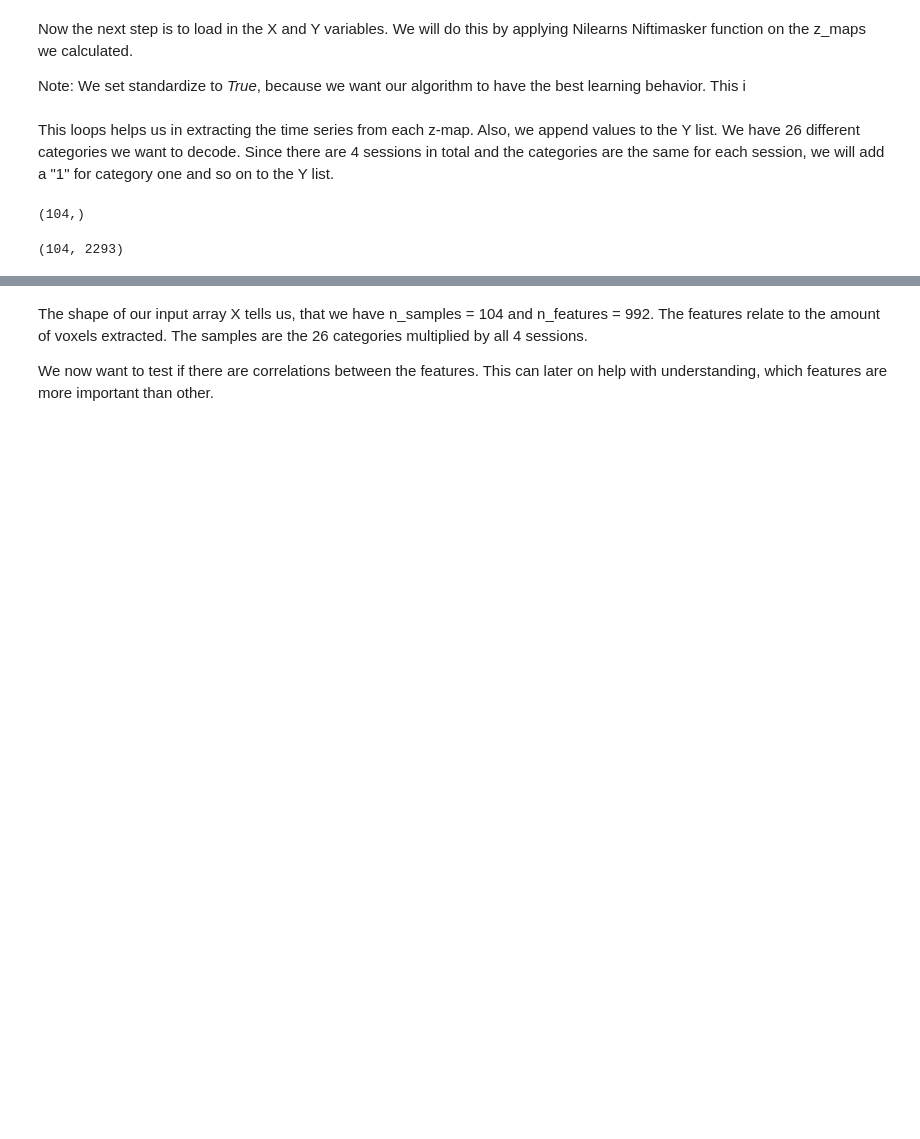
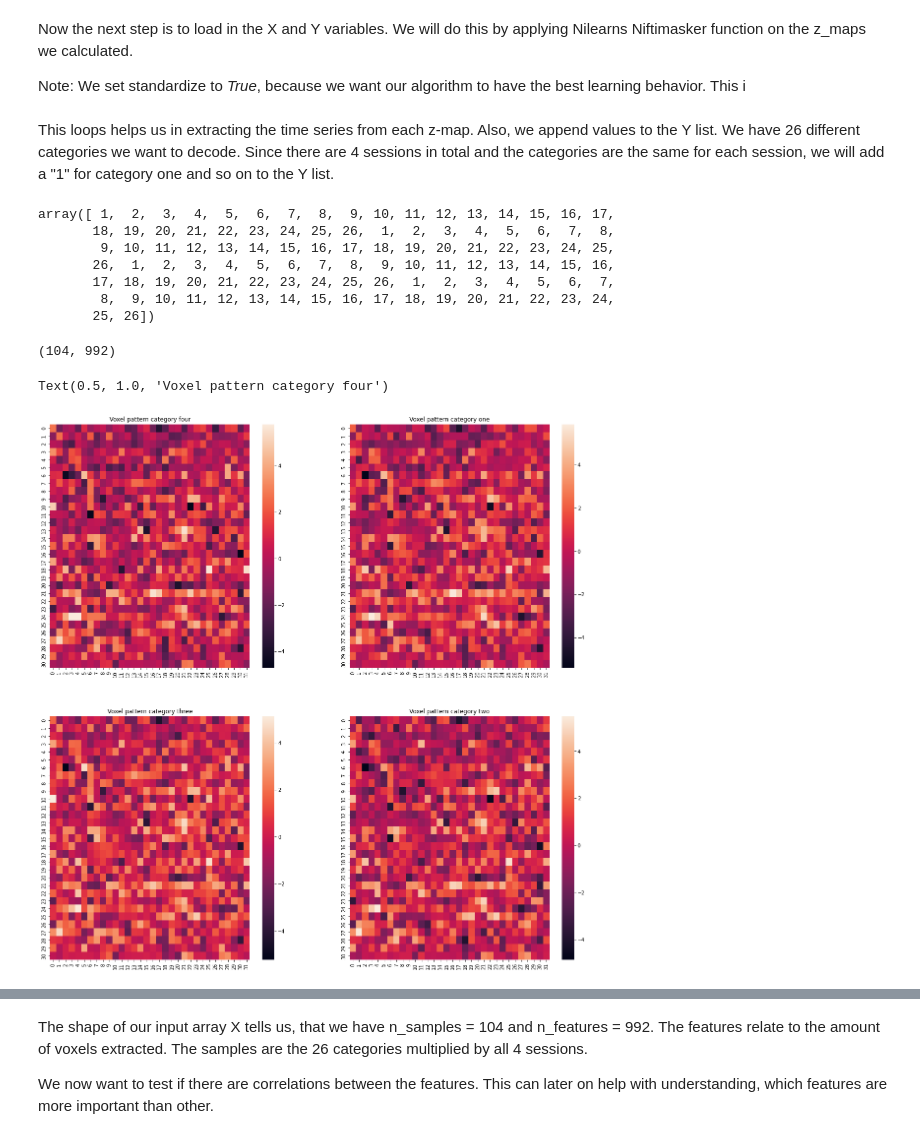
Before and after one commit to JNPauli/Banter, a Jupyter notebook: data/Support_Vector_Machine.ipynb, the cells around one changed output, grey strips where cells are left out. Saved outputs shown, nothing was run; the diff lists cells and outputs as text; code cells hidden in the pictures; blank space fills up the shorter version.

Commit message:
heatmaps

```diff
--- a/data/Support_Vector_Machine.ipynb
+++ b/data/Support_Vector_Machine.ipynb
@@ -43,7 +43,7 @@ len(os.listdir())
 We can see that there are 22 masks in total, 11 for each hemisphere.
 # %%
 mask_img_path = '/home/jpauli/ds001506/sourcedata/sub-01/anat'
-mask_img_L = os.path.join(mask_img_path,'sub-01_mask_LH_HVC.nii.gz')
+mask_img_L = os.path.join(mask_img_path,'sub-01_mask_LH_V1v.nii.gz')
 mask_img_R = os.path.join(mask_img_path,'sub-01_mask_RH_V1v.nii.gz')
 # %%
 func_filename_path = '/mnt/c/Users/janos/git/sessions_new/z_maps_3'
@@ -63,16 +63,15 @@ Now the next step is to load in the X and Y variables. We will do this by applyi
 Note: We set standardize to *True*, because we want our algorithm to have the best learning behavior. This i
 # %%
 from nilearn.maskers import NiftiMasker
-nifti_masker = NiftiMasker(mask_img=mask_img_L, standardize=True,
-                          smoothing_fwhm=4,
-                           memory="nilearn_cache", memory_level=1)
+nifti_masker = NiftiMasker(mask_img=mask_img_L)
 # %% [markdown]
 This loops helps us in extracting the time series from each z-map.
 Also, we append values to the Y list. We have 26 different categories we want to decode. Since there are 4 sessions in total and the categories are the same for each session, we will add a "1" for category one and so on to the Y list.
 # %%
 X = []
 Y = []
-j = 1
+Sessions = []
+category = 1
 for session in ["1","2","3","4"]:
     os.chdir('/mnt/c/Users/janos/git/sessions_new/z_maps_{}'.format(session))
     for x in os.listdir():
@@ -80,16 +79,24 @@ for session in ["1","2","3","4"]:
             continue
         else:
             X.append(nifti_masker.fit_transform(x))
-            Y.append(j)
-            j=j+1
-            if j == 27:
-                j = 1
+            Y.append(category)
+            Sessions.append(session)
+            category=category+1
+            if category == 27:
+                category = 1
 # %%
 import numpy as np
 Y = np.array(Y)
 Y.shape
+Y
 # %% [output]
-(104,)
+array([ 1,  2,  3,  4,  5,  6,  7,  8,  9, 10, 11, 12, 13, 14, 15, 16, 17,
+       18, 19, 20, 21, 22, 23, 24, 25, 26,  1,  2,  3,  4,  5,  6,  7,  8,
+        9, 10, 11, 12, 13, 14, 15, 16, 17, 18, 19, 20, 21, 22, 23, 24, 25,
+       26,  1,  2,  3,  4,  5,  6,  7,  8,  9, 10, 11, 12, 13, 14, 15, 16,
+       17, 18, 19, 20, 21, 22, 23, 24, 25, 26,  1,  2,  3,  4,  5,  6,  7,
+        8,  9, 10, 11, 12, 13, 14, 15, 16, 17, 18, 19, 20, 21, 22, 23, 24,
+       25, 26])
 # %%
 import pandas as pd
 df =  pd.DataFrame(np.concatenate(X))
@@ -97,4 +104,25 @@ df =  pd.DataFrame(np.concatenate(X))
 X_ = df.to_numpy()
 X_.shape
 # %% [output]
-(104, 2293)
+(104, 992)
+# %%
+X_1 = np.reshape(X_[0],(31,32))
+X_11 = np.reshape(X_[25],(31,32))
+X_2 = np.reshape(X_[1],(31,32))
+X_3 = np.reshape(X_[2],(31,32))
+X_4 = np.reshape(X_[3],(31,32))
+# %%
+import seaborn as sns
+figure, axis = plt.subplots(2, 2,figsize=(20, 20))
+sns.heatmap(data=X_1, ax = axis[0,1])
+sns.heatmap(data = X_2, ax = axis[1,1])
+sns.heatmap(X_3, ax = axis[1,0])
+sns.heatmap(X_4, ax = axis[0,0])
+
+axis[0, 1].set_title("Voxel pattern category one")
+axis[1, 1].set_title("Voxel pattern category two")
+axis[1, 0].set_title("Voxel pattern category three")
+axis[0, 0].set_title("Voxel pattern category four")
+# %% [output]
+Text(0.5, 1.0, 'Voxel pattern category four')
+[figure, added]
```
Also changed, not shown: parts of 12 cells of this notebook.
